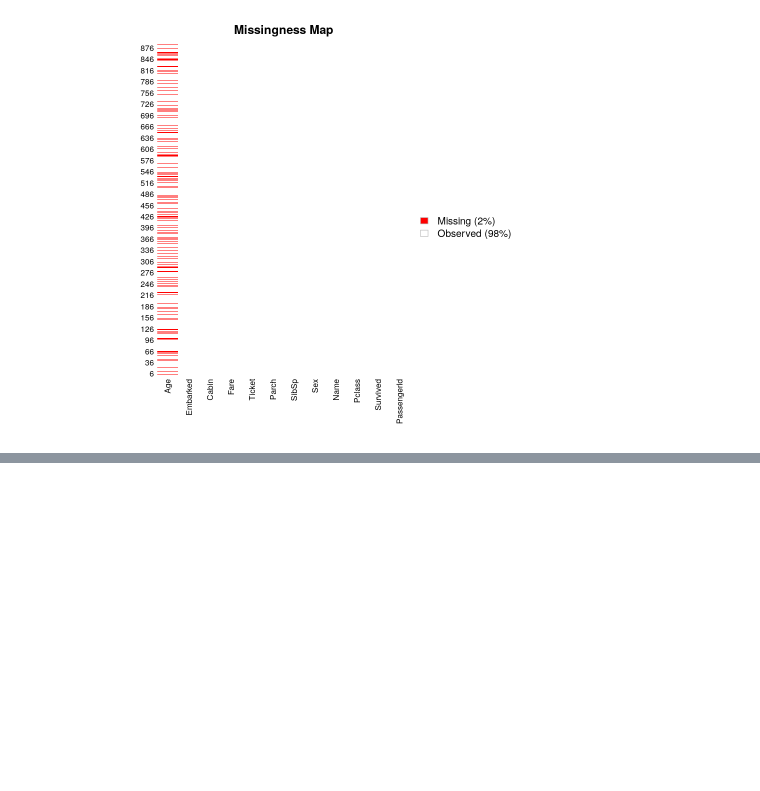
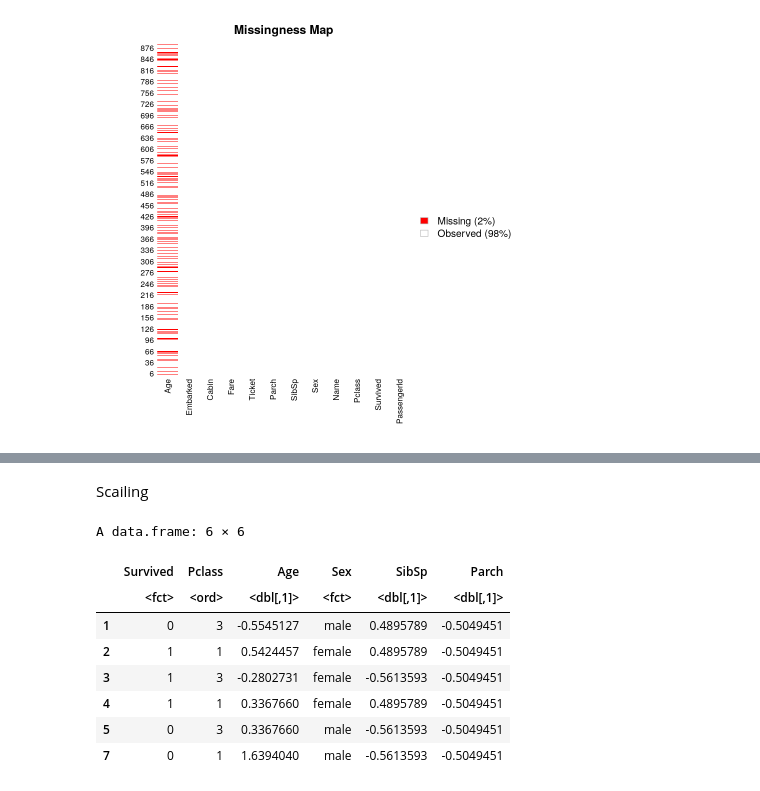
Before and after one commit to igor-yamamoto/EEL_EstatMultiVarRN, a Jupyter notebook: Titanic.ipynb, the cells around one changed output, grey strips where cells are left out. Drawn from its saved outputs; the diff is of its cells as text; code cells hidden in the pictures; blank space fills up the shorter version.

```diff
--- a/Titanic.ipynb
+++ b/Titanic.ipynb
@@ -76,0 +138,11 @@ missmap(train, col=c("red", "white"))
+# %%
+train_test_split = function(data, fraction = 0.8, train = TRUE) {
+  total_rows = nrow(data)
+  train_rows = fraction * total_rows
+  sample = 1:train_rows
+  if (train == TRUE) {
+    return (data[sample, ])
+  } else {
+    return (data[-sample, ])
+  }
+}
@@ -76,0 +152,14 @@ missmap(train, col=c("red", "white"))
+# %% [markdown]
+Scailing
+# %%
+head(train_2)
+# %% [output]
+A data.frame: 6 × 6
+|  | Survived | Pclass | Age | Sex | SibSp | Parch |
+|  | <fct> | <ord> | <dbl[,1]> | <fct> | <dbl[,1]> | <dbl[,1]> |
+| 1 | 0 | 3 | -0.5545127 | male | 0.4895789 | -0.5049451 |
+| 2 | 1 | 1 | 0.5424457 | female | 0.4895789 | -0.5049451 |
+| 3 | 1 | 3 | -0.2802731 | female | -0.5613593 | -0.5049451 |
+| 4 | 1 | 1 | 0.3367660 | female | 0.4895789 | -0.5049451 |
+| 5 | 0 | 3 | 0.3367660 | male | -0.5613593 | -0.5049451 |
+| 7 | 0 | 1 | 1.6394040 | male | -0.5613593 | -0.5049451 |
```
Also changed, not shown: parts of 21 cells of this notebook, 3 other files.
